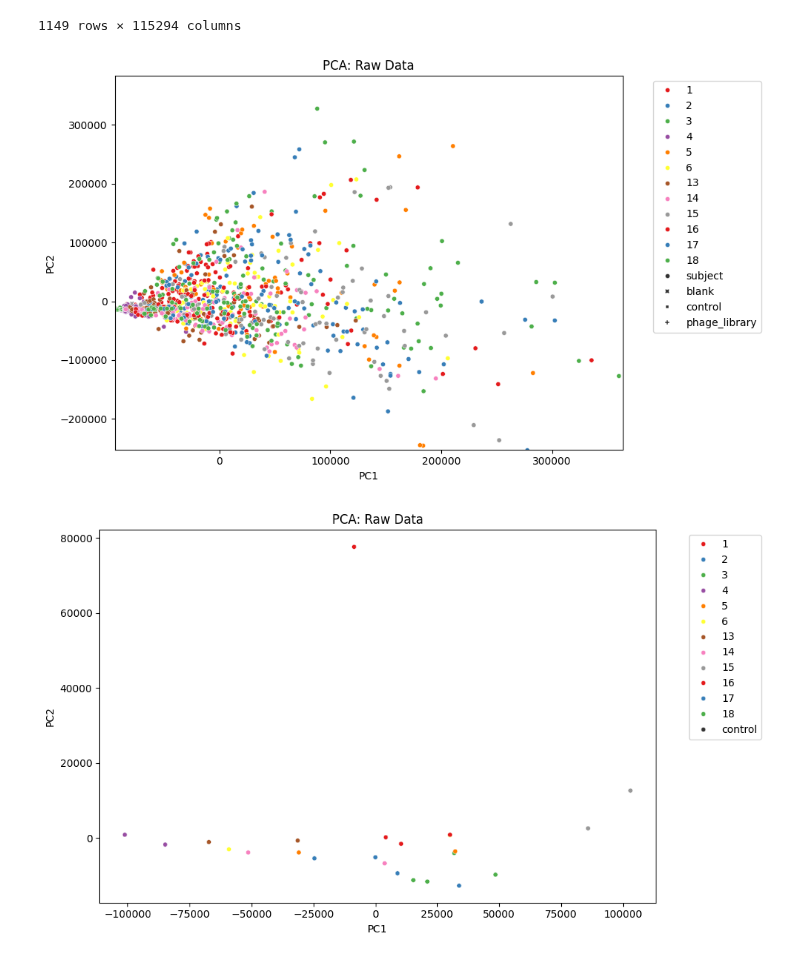
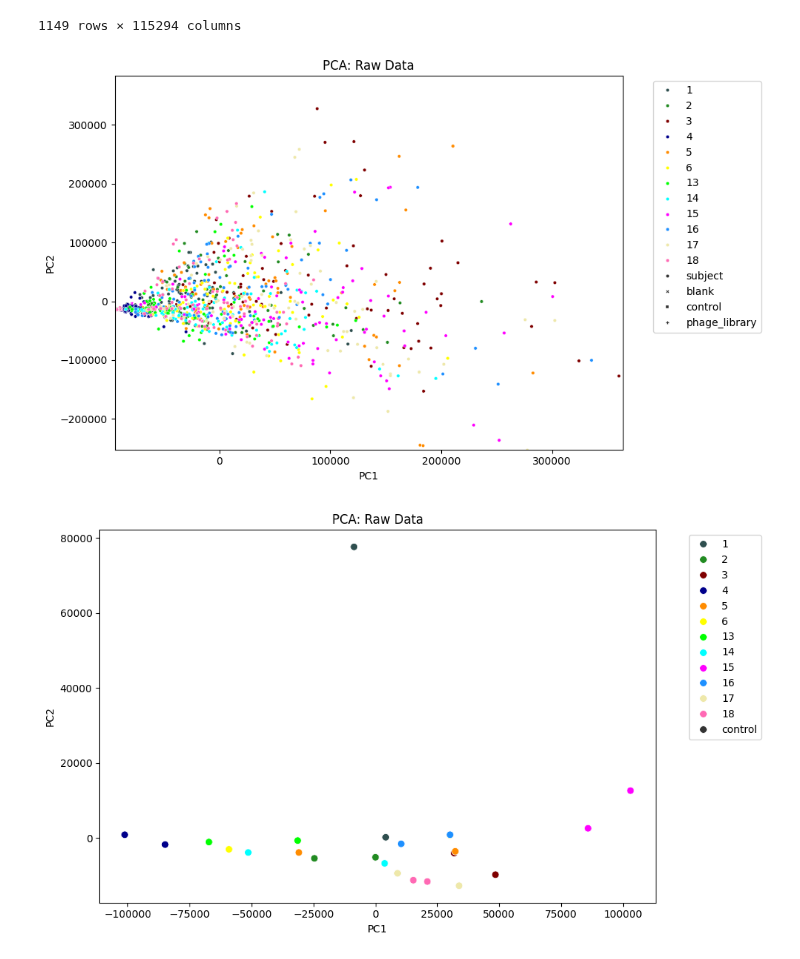
Before and after one commit to ucsffrancislab/genomics, a Jupyter notebook: data/20250409-Illumina-PhIP/20250414-PhIP-MultiPlate/out.123456131415161718/counts_normalized_subtracted_pcas.ipynb, the cells around one changed output. Cells and saved outputs as stored; diff of their text form; code cells hidden in the pictures.

Commit message:
Made PCA plotter have better color palette and size control

```diff
--- a/data/20250409-Illumina-PhIP/20250414-PhIP-MultiPlate/out.123456131415161718/counts_normalized_subtracted_pcas.ipynb
+++ b/data/20250409-Illumina-PhIP/20250414-PhIP-MultiPlate/out.123456131415161718/counts_normalized_subtracted_pcas.ipynb
@@ -29,7 +29,7 @@ def plot_total_counts(data_annot, title):
 from sklearn.decomposition import PCA
 
 #def plot_pca(data_annot, manifest, title):
-def plot_pca(data_annot, title, min=0.1, max=99.9):
+def plot_pca(data_annot, title, min=0.1, max=99.9, size=10):
     # Remove annotation columns
     X = data_annot.drop(['plate', 'class'], axis=1).values
     y = data_annot['class'].values
@@ -42,7 +42,30 @@ def plot_pca(data_annot, title, min=0.1, max=99.9):
     x_min, x_max = np.percentile(X_pca[:, 0], [min, max])
     y_min, y_max = np.percentile(X_pca[:, 1], [min, max])
     #sns.scatterplot(x=X_pca[:, 0], y=X_pca[:, 1], hue=y, style=plates, s=80, palette='Set1')
-    sns.scatterplot(x=X_pca[:, 0], y=X_pca[:, 1], hue=plates, style=y, s=20, palette='Set1')
+    #sns.scatterplot(x=X_pca[:, 0], y=X_pca[:, 1], hue=plates, style=y, s=20, palette='Set1')
+    #sns.scatterplot(x=X_pca[:, 0], y=X_pca[:, 1], hue=plates, style=y, s=size, palette='tab20')
+    #sns.scatterplot(x=X_pca[:, 0], y=X_pca[:, 1], hue=plates, style=y, s=size, palette='Set3') # not bad
+
+    # Define a custom palette with 12 colors
+    #custom_colors = ["#E69F00", "#56B4E9", "#009E73", "#F0E442", "#0072B2", "#D55E00", "#CC79A7",
+    #             "#999999", "#E69F00", "#56B4E9", "#009E73", "#F0E442"] # Example colors
+
+    # https://mokole.com/palette.html
+    custom_colors = [
+        "#2f4f4f",
+        "#228b22",
+        "#7f0000",
+        "#00008b",
+        "#ff8c00",
+        "#ffff00",
+        "#00ff00",
+        "#00ffff",
+        "#ff00ff",
+        "#1e90ff",
+        "#eee8aa",
+        "#ff69b4"
+    ]
+    sns.scatterplot(x=X_pca[:, 0], y=X_pca[:, 1], hue=plates, style=y, s=size, palette=custom_colors)
 
     if min != 0:
         plt.xlim(xmin=x_min)
@@ -50,7 +73,6 @@ def plot_pca(data_annot, title, min=0.1, max=99.9):
     if max != 100:
         plt.xlim(xmax=x_max)
         plt.ylim(ymax=y_max)
-
 
     #plt.xlim(x_min, x_max)
     #plt.ylim(y_min, y_max)
@@ -333,13 +355,14 @@ data_annot
 # PCA plots for each step
 plot_pca(data_annot.reset_index().set_index('sample').drop(['subject','type'],axis='columns').fillna(0), "PCA: Raw Data")
 # %% [output]
-[figure, old version]
+[figure, new version]
 # %%
 plot_pca(data_annot.loc[
     (data_annot.index.get_level_values('type') == 'commercial serum control'),:
-    ].reset_index().set_index('sample').drop(['subject','type'],axis='columns').fillna(0), "PCA: Raw Data",0,100)
+    ].reset_index().set_index('sample').drop(['subject','type'],axis='columns').fillna(0),
+         "PCA: Raw Data",min=0,max=100,size=50)
 # %% [output]
-[figure, old version]
+[figure, new version]
 # %%
 plot_pca(n.reset_index().set_index('sample').drop(['subject','type'],axis='columns').fillna(0), "PCA: Normalized")
 # %% [output]
```
Also changed, not shown: parts of 6 cells of this notebook.
